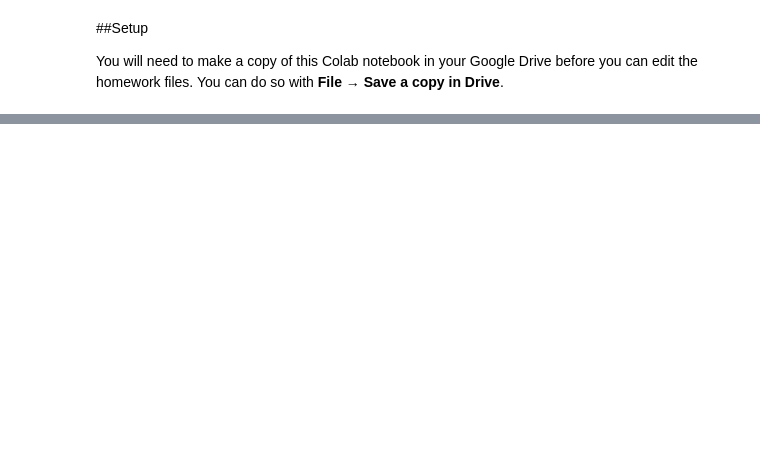
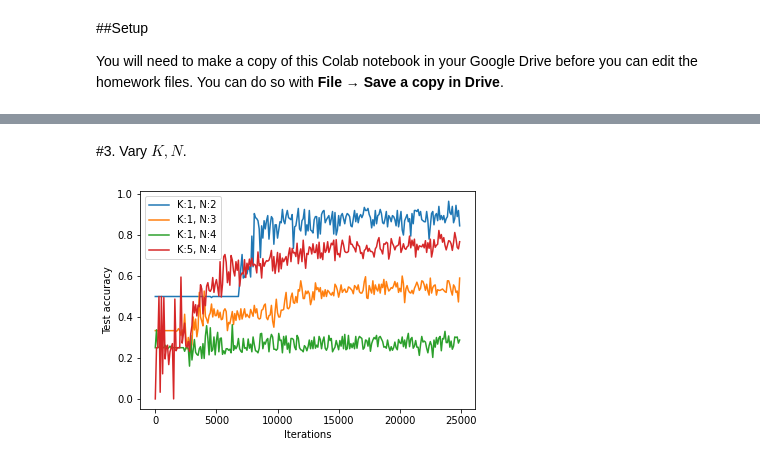
Before and after one commit to jiwoncpark/cs330-deep-multitask-meta-learning, a Jupyter notebook: hw/hw1/CS330_Homework1_Stencil.ipynb, the cells around one changed output, grey strips where cells are left out. Saved outputs shown, nothing was run; the diff lists cells and outputs as text; code cells hidden in the pictures; blank space fills up the shorter version.

```diff
--- a/hw/hw1/CS330_Homework1_Stencil.ipynb
+++ b/hw/hw1/CS330_Homework1_Stencil.ipynb
@@ -214,0 +339,17 @@ results = main(num_classes=5, num_samples=1, meta_batch_size=16, random_seed=123
+# %% [markdown]
+#3. Vary $K, N$.
+# %%
+import matplotlib.pyplot as plt
+tf.config.run_functions_eagerly(True)
+#results = main(num_classes=5, num_samples=1, meta_batch_size=16, random_seed=1234)
+#############################
+#### YOUR CODE GOES HERE ####
+test_loss_dict = {}
+test_acc_dict = {}
+K_N_grid = [(1, 2), (1, 3), (1, 4), (5, 4)]
+for K, N in K_N_grid:
+  print("K: {:d}, N: {:d}".format(K, N))
+  test_loss, test_acc = main(num_classes=N, num_samples=K, meta_batch_size=16, random_seed=1234)
+  test_loss_dict[(K, N)] = test_loss
+  test_acc_dict[(K, N)] = test_acc
+#############################
@@ -214,0 +359,11 @@ results = main(num_classes=5, num_samples=1, meta_batch_size=16, random_seed=123
+# %%
+for conf, acc in test_acc_dict.items():
+  iter_grid = np.arange(0, 25000, 100)
+  K, N = conf
+  plt.plot(iter_grid, acc, label='K:{:d}, N:{:d}'.format(K, N))
+plt.legend()
+plt.ylabel('Test accuracy')
+plt.xlabel('Iterations')
+plt.savefig('prob3_vary_K_N_acc.png')
+# %% [output]
+[figure, added]
```
Also changed, not shown: parts of 12 cells of this notebook.
